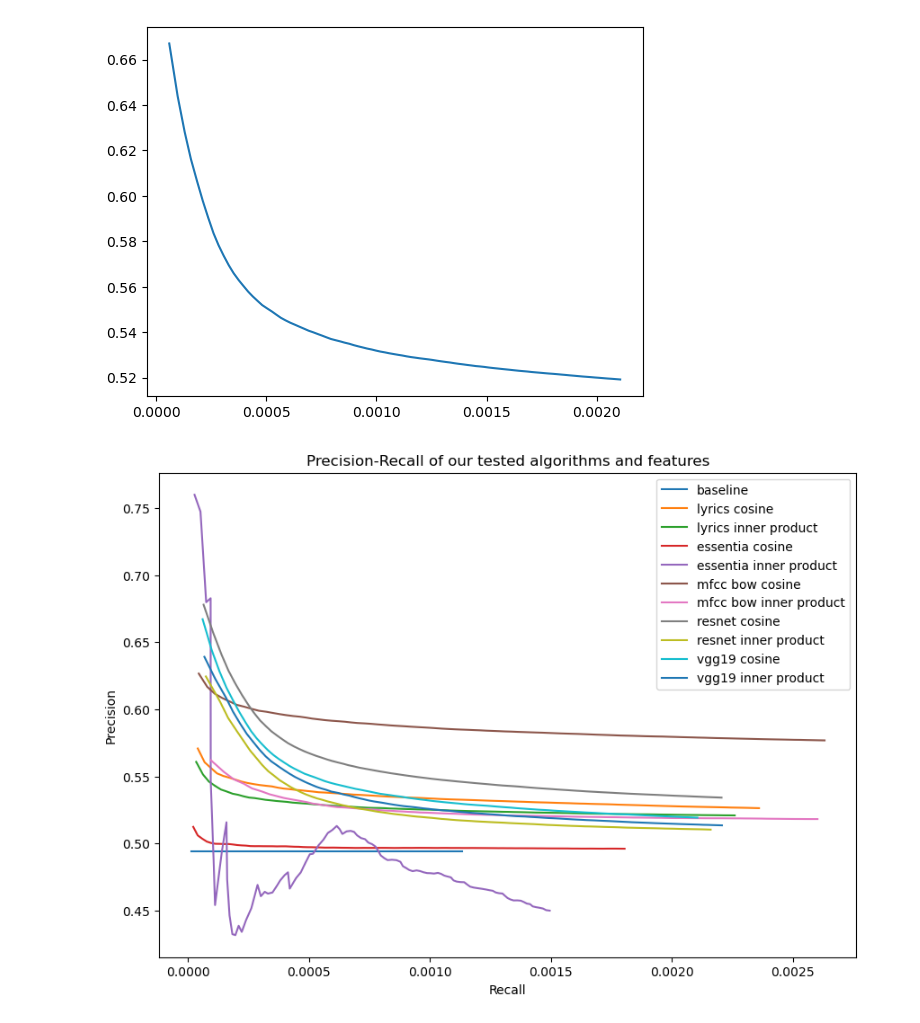
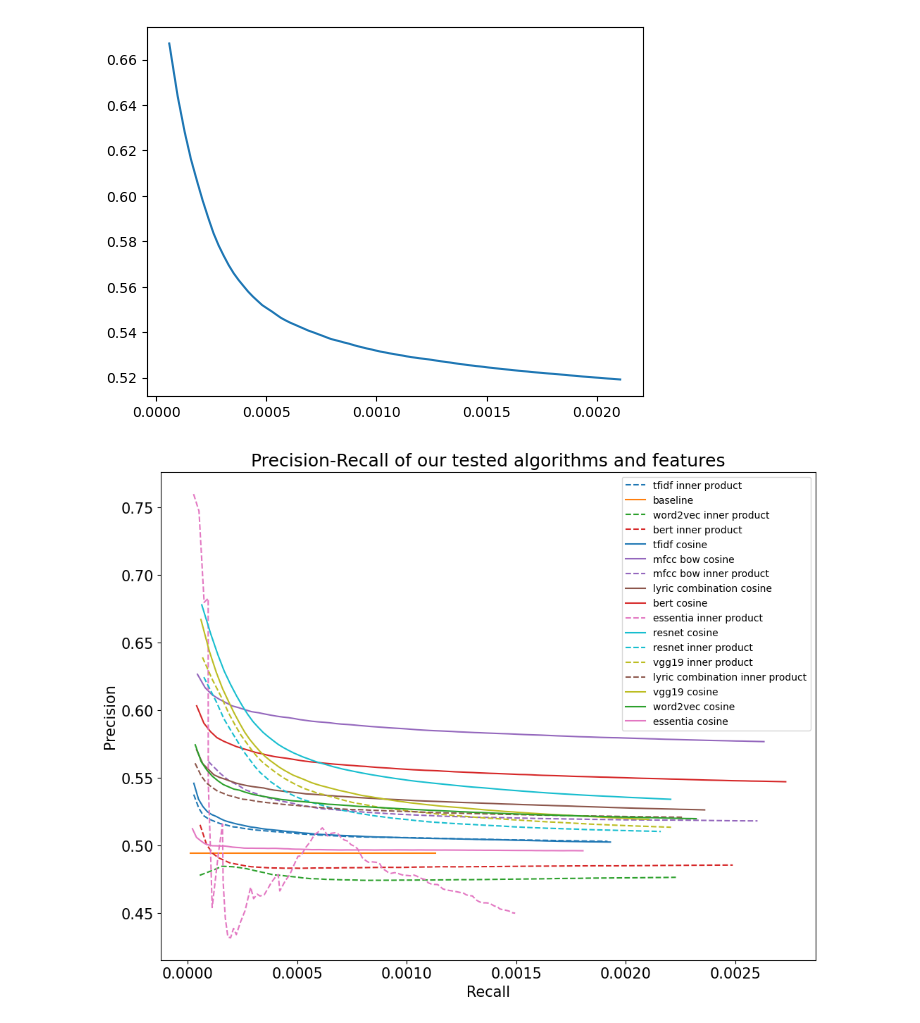
Before and after one commit to 16Bit-Rahil/MMSR_WT22_Group_D, a Jupyter notebook: precision_recall_plots.ipynb, the cells around one changed output. Cells and saved outputs as stored; diff of their text form; code cells hidden in the pictures.

```diff
--- a/precision_recall_plots.ipynb
+++ b/precision_recall_plots.ipynb
@@ -9,7 +11,9 @@ with open('genre_dictionary.pkl', 'rb') as f:
     genre_dict = pickle.load(f)
 # %%
 retrieval_path = './retrieved_ids/'
-files = ['baseline_retrieved_ids.pkl', 'cosine_retrieved_ids.pkl', 'inner_product_retrieved_ids.pkl', 'essentia_cosine_retrieved_ids.pkl',
-        'essentia_inner_product_retrieved_ids.pkl', 'mfcc_bow_cosine_retrieved_ids.pkl', 'mfcc_bow_inner_product_retrieved_ids.pkl',
-        'resnet_cosine_retrieved_ids.pkl', 'resnet_inner_product_retrieved_ids.pkl', 'vgg19_cosine_retrieved_ids.pkl',
-        'vgg19_product_retrieved_ids.pkl']
+files = []
+for file in os.listdir(retrieval_path):
+    if file.endswith(".pkl"):
+        files.append(file)
+
+print(files)
@@ -76,7 +82,7 @@ def precision_recall(retrieval_path: str, k: int=100):
 # %%
 p_dict = {}
 r_dict = {}
-for file in files:
+for file in tqdm(files):
     precis, reca = precision_recall(retrieval_path+file, 100)
     p_dict[file] = precis
     r_dict[file] = reca
@@ -86,18 +92,23 @@ plt.show()
 # %% [output]
 [figure]
 # %%
-labels = ['baseline', 'lyrics cosine', 'lyrics inner product', 'essentia cosine', 'essentia inner product',
-          'mfcc bow cosine', 'mfcc bow inner product','resnet cosine', 'resnet inner product', 'vgg19 cosine',
-          'vgg19 inner product ']
-plt.figure(figsize=(10,7))
+#labels = ['baseline', 'lyrics cosine', 'lyrics inner product', 'essentia cosine', 'essentia inner product',
+#          'mfcc bow cosine', 'mfcc bow inner product','resnet cosine', 'resnet inner product', 'vgg19 cosine',
+#          'vgg19 inner product ']
+matplotlib.rcParams.update({'font.size': 15})
+labels = ['tfidf inner product', 'baseline', 'word2vec inner product', 'bert inner product', 'tfidf cosine',
+          'mfcc bow cosine', 'mfcc bow inner product', 'lyric combination cosine', 'bert cosine',
+          'essentia inner product', 'resnet cosine', 'resnet inner product', 'vgg19 inner product',
+          'lyric combination inner product', 'vgg19 cosine', 'word2vec cosine', 'essentia cosine']
+plt.figure(figsize=(12,9))
 for idx, file in enumerate(files):
-    plt.plot(r_dict[file], p_dict[file], label=labels[idx])
+    plt.plot(r_dict[file], p_dict[file], label=labels[idx], c = color_dict[labels[idx]][0], linestyle = color_dict[labels[idx]][1])
 
 plt.xlabel("Recall")
 plt.ylabel("Precision")
 plt.title('Precision-Recall of our tested algorithms and features')
-plt.legend()
+plt.legend(fontsize = 10)
 plt.savefig('prec_recall_plot.png')
 plt.show()
 # %% [output]
-[figure, old version]
+[figure, new version]
```
Also changed, not shown: parts of 4 cells of this notebook.
